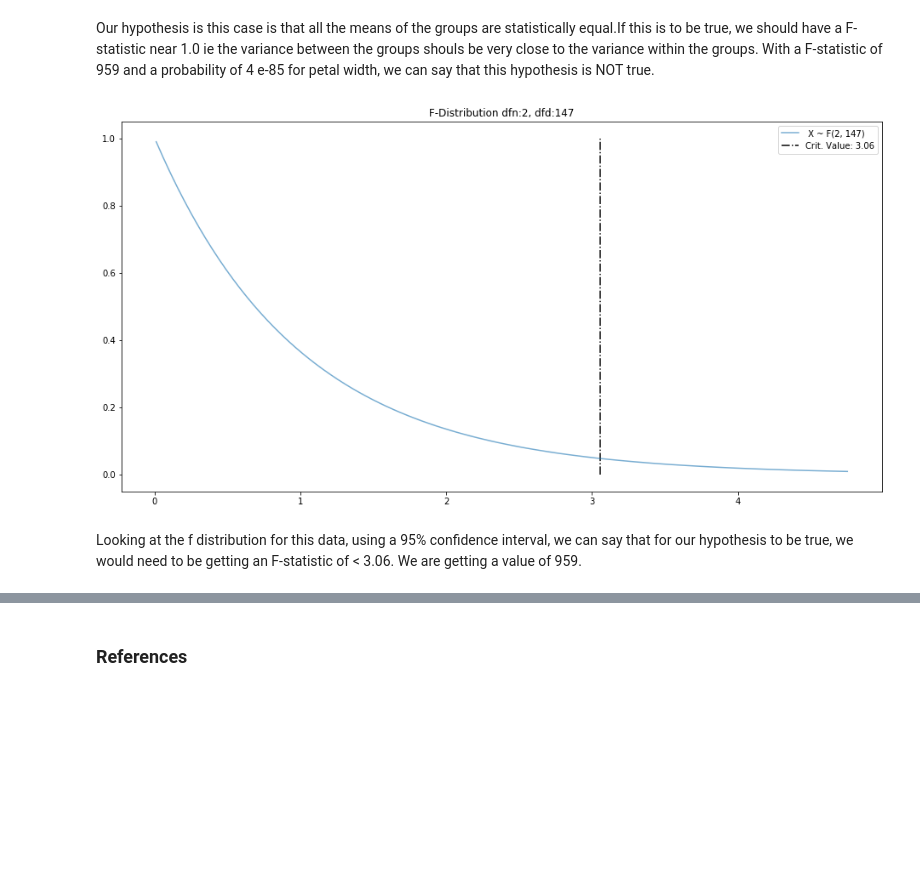
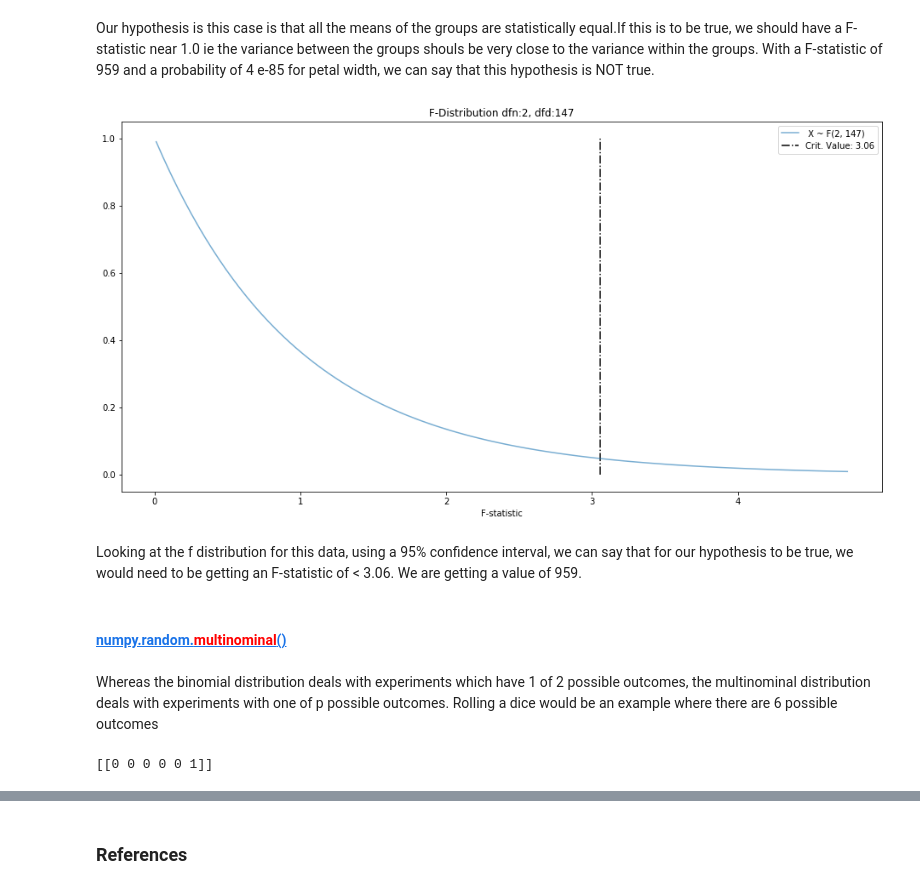
Before and after one commit to BarryClarke/numpy.random-package, a Jupyter notebook: numpy.random package.ipynb, the cells around one changed output, grey strips where cells are left out. Drawn from its saved outputs; the diff is of its cells as text; code cells hidden in the pictures; blank space fills up the shorter version.

```diff
--- a/numpy.random package.ipynb
+++ b/numpy.random package.ipynb
@@ -537,25 +568,37 @@ Our hypothesis is this case is that all the means of the groups are statisticall
 # %%
 # Let's look at the f function for this particular data
 # Import the F function
 from scipy.stats import f, norm
 
 # F-distribution parameters
 dfn = 2 # = k - 1, where k = number of comparison groups
 dfd = 147 # N - k, where N = Total number of observations
 
 # Apply the F function, with 95% confidence
 rejection_reg = f.ppf(q=.95, dfn=dfn, dfd=dfd)
 mean, var, skew, kurt = f.stats(dfn, dfd, moments='mvsk')
 
 x = np.linspace(f.ppf(0.01, dfn, dfd), f.ppf(0.99, dfn, dfd), 100)
 
 # Plot values
 plt.plot(x, f.pdf(x, dfn, dfd), alpha=0.6, label=' X ~ F({}, {})'.format(dfn, dfd))
 plt.vlines(rejection_reg, 0.0, 1.0, linestyles="dashdot", label="Crit. Value: {:.2f}".format(rejection_reg))
 plt.legend()
 plt.title('F-Distribution dfn:{}, dfd:{}'.format(dfn, dfd))
+plt.xlabel('F-statistic')
 plt.show()
 # %% [output]
-[figure, old version]
+[figure, new version]
 # %% [markdown]
 Looking at the f distribution for this data, using a 95% confidence interval, we can say that for our hypothesis to be true, we would need to be getting an F-statistic of < 3.06. We are getting a value of 959.
+# %% [markdown]
+#### [numpy.random.<font color = 'red'>multinominal</font>()](https://docs.scipy.org/doc/numpy-1.16.1/reference/generated/numpy.random.multinomial.html#numpy.random.multinomial)
+# %% [markdown]
+Whereas the binomial distribution deals with experiments which have 1 of 2 possible outcomes, the multinominal distribution deals with experiments with one of p possible outcomes. Rolling a dice would be an example where there are 6 possible outcomes
+# %%
+# perform the multinominal distribution on rolling a dice 5 times.
+x = np.random.multinomial(1, [1/6.]*6, size=1)
+print(x)
+# The output will show the random outcome from a roll of the dice
+# %% [output]
+[[0 0 0 0 0 1]]
```
Also changed, not shown: parts of 36 cells of this notebook, 1 other file.
